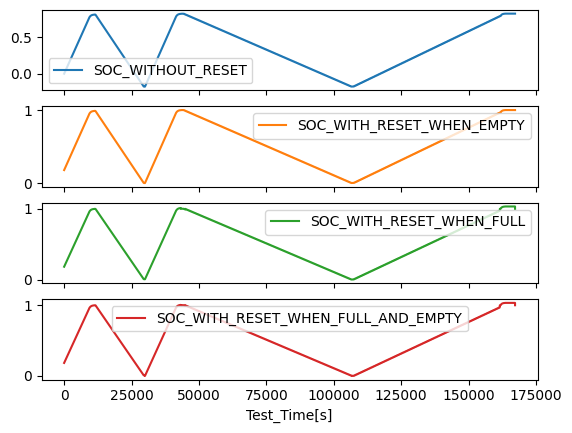
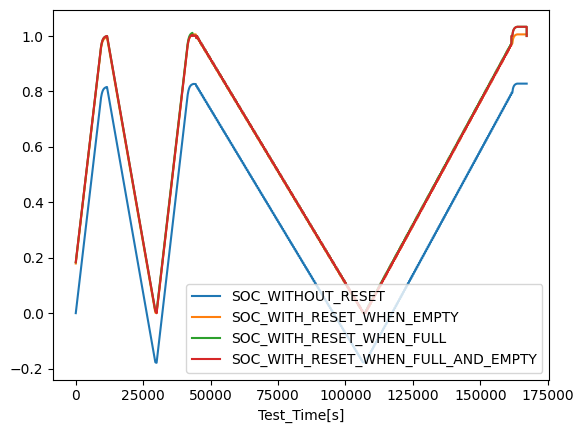
The change to this notebook cell's code, shown as a diff; its figure went from the first image to the second:
--- before
+++ after
@@ -1 +1 @@
-df.plot(x="Test_Time[s]", y=added_cols[1:], subplots=True)
+df.plot(x="Test_Time[s]", y=added_cols[1:])

Commit: deleted old notebooks and temp files